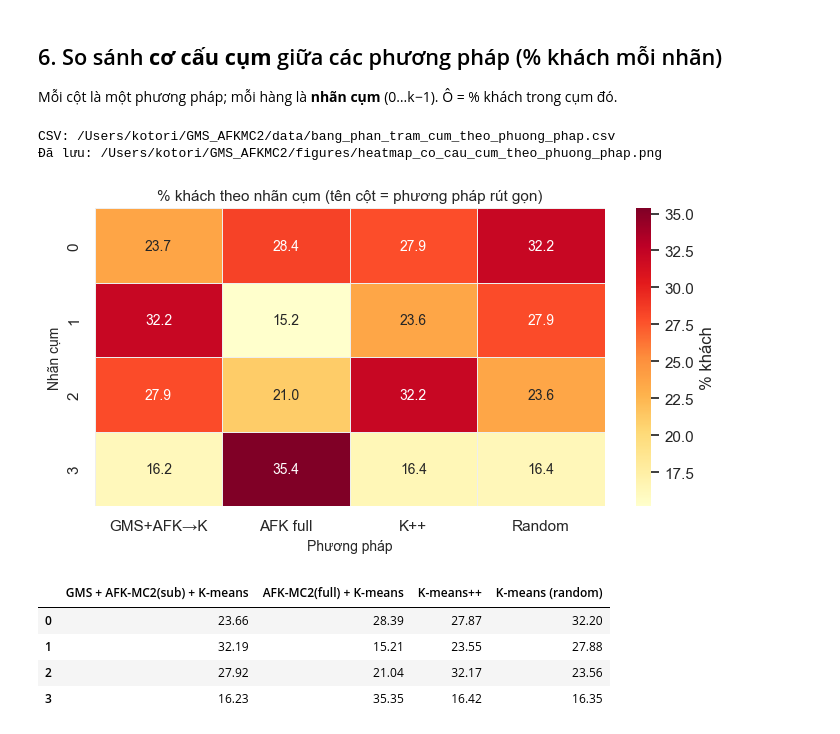
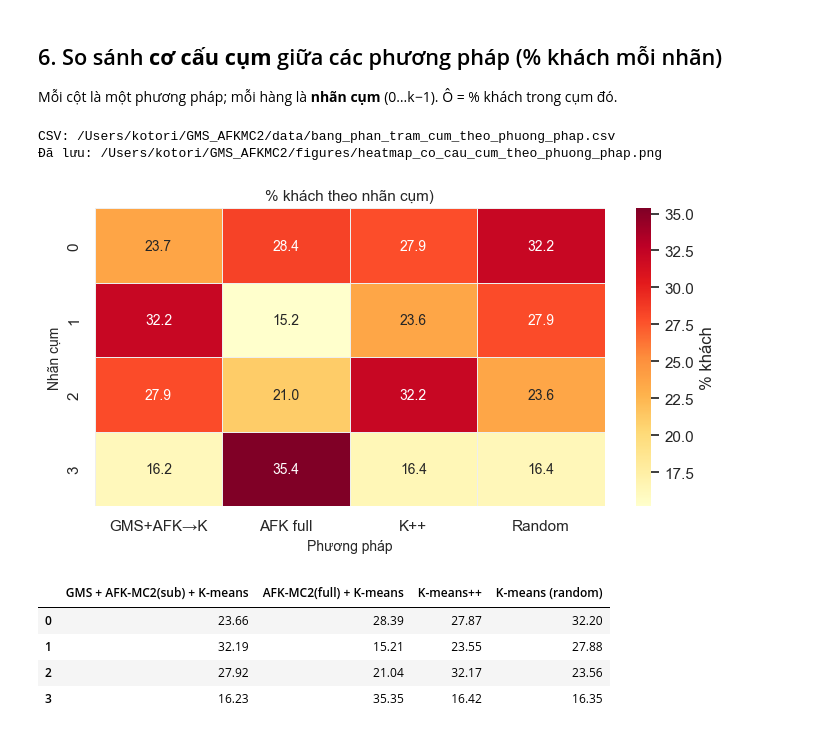
Before and after one commit to Viendeptrai1/GMS_AFKMC2, a Jupyter notebook: notebooks/online_retail/04_KetQuaVaTrucQuan.ipynb, the cells around one changed output. Cells and saved outputs as stored; diff of their text form; code cells hidden in the pictures.

```diff
--- a/notebooks/online_retail/04_KetQuaVaTrucQuan.ipynb
+++ b/notebooks/online_retail/04_KetQuaVaTrucQuan.ipynb
@@ -431,35 +430,35 @@ for col in method_cols:
     parts[CLUSTER_METHOD_LABELS[col]] = vc
 pct_wide = pd.DataFrame(parts).sort_index().fillna(0) * 100
 pct_wide = pct_wide.round(2)
 pct_wide.to_csv(DATA_DIR / "bang_phan_tram_cum_theo_phuong_phap.csv")
 print("CSV:", (DATA_DIR / "bang_phan_tram_cum_theo_phuong_phap.csv").resolve())
 
 # Đồ thị: cột ngắn; file CSV vẫn giữ tên đầy đủ
 pct_plot = pct_wide.rename(columns=lambda c: METHOD_COL_SHORT_PLOT.get(c, c))
 fig, ax = plt.subplots(figsize=(7.2, 4.0))
 sns.heatmap(
     pct_plot,
     annot=True,
     fmt=".1f",
     cmap="YlOrRd",
     ax=ax,
     cbar_kws={"label": "% khách"},
     annot_kws={"size": 10},
     linewidths=0.4,
     linecolor="#eee",
 )
-ax.set_title("% khách theo nhãn cụm (tên cột = phương pháp rút gọn)", fontsize=11)
+ax.set_title("% khách theo nhãn cụm)", fontsize=11)
 ax.set_ylabel("Nhãn cụm", fontsize=10)
 ax.set_xlabel("Phương pháp", fontsize=10)
 plt.tight_layout()
 save_fig("heatmap_co_cau_cum_theo_phuong_phap.png")
 plt.show()
 
 pct_wide
 # %% [output]
 CSV: /Users/kotori/GMS_AFKMC2/data/bang_phan_tram_cum_theo_phuong_phap.csv
 Đã lưu: /Users/kotori/GMS_AFKMC2/figures/heatmap_co_cau_cum_theo_phuong_phap.png
-[figure, old version]
+[figure, new version]
 |  | GMS + AFK-MC2(sub) + K-means | AFK-MC2(full) + K-means | K-means++ | K-means (random) |
 | 0 | 23.66 | 28.39 | 27.87 | 32.20 |
 | 1 | 32.19 | 15.21 | 23.55 | 27.88 |
```
Also changed, not shown: parts of 1 cell of this notebook, 1 other file.
